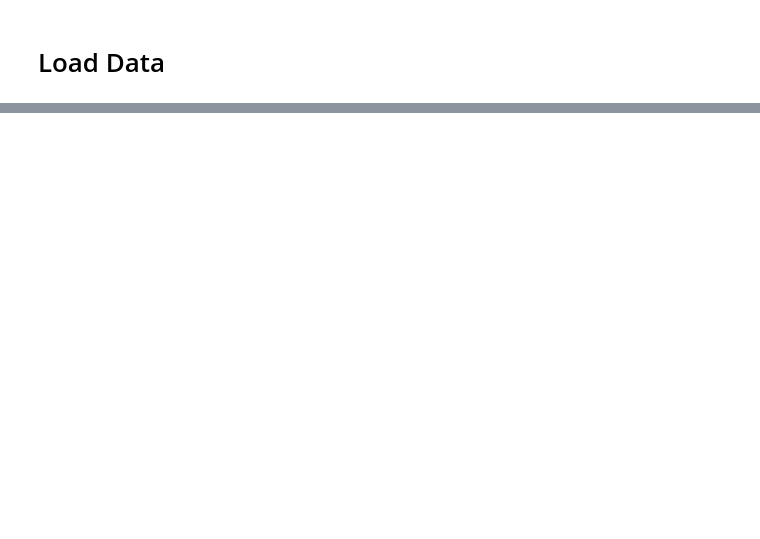
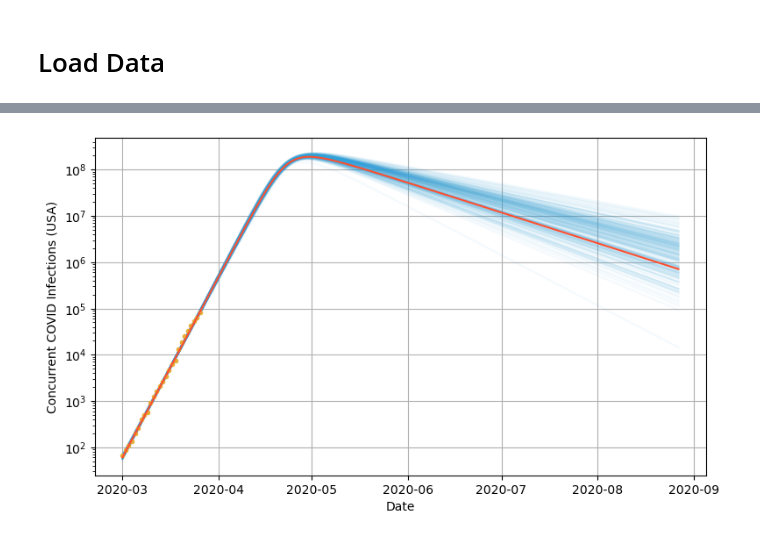
Before and after one commit to robdmc/COVID-19, a Jupyter notebook: emcee_play.ipynb, the cells around one changed output, grey strips where cells are left out. Drawn from its saved outputs; the diff is of its cells as text; code cells hidden in the pictures; blank space fills up the shorter version.

```diff
--- a/emcee_play.ipynb
+++ b/emcee_play.ipynb
@@ -351,0 +327,38 @@ Optimization terminated successfully.
+# %%
+def plot_curve(a, ppred, ax):
+    today = pd.Timestamp('3/1/2020')
+    t = [today + datetime.timedelta(days=int(d)) for d in ppred.t]
+    y = model(ppred)
+    ax.plot(t, y[1, :], color=ezr.cc.a, alpha=.05)
+
+
+ppred = plog.clone()
+ppred.drop('y')
+ppred.t = np.arange(180)
+
+d = [today + datetime.timedelta(days=int(d)) for d in plog.t]
+
+n_curves = 200
+
+ax = ezr.figure()
+for tup in dfs_log.sample(n_curves).iterrows():
+    a = tup[1].values
+    ppred.ingest(a)
+    plot_curve(a, ppred, ax)
+
+ppred_map = plog.clone()
+ppred_map.t = ppred.t
+ppred_map.y = model(ppred_map)
+dp = [today + datetime.timedelta(days=int(d)) for d in ppred_map.t]
+
+ax.plot(d, plog.y[1, :], '.', color=ezr.cc.c)
+ax.plot(dp, ppred_map.y[1, :], color=ezr.cc.b)
+ax.set_yscale('log')
+ax.set_xlabel('Date')
+ax.set_ylabel('Concurrent COVID Infections (USA)');
+# c_list.append(hv.Curve((dp, ppred_map.y[1, :])).options(alpha=1, color=ezr.cc.b, line_width=2))
+# c_list.append(hv.Scatter((d, plog.y[1,:])).options(color=ezr.cc.c, size=5) )
+# ol = hv.Overlay(c_list)
+# ol
+# %% [output]
+[figure, added]
```
Also changed, not shown: parts of 22 cells of this notebook, 1 other file.
